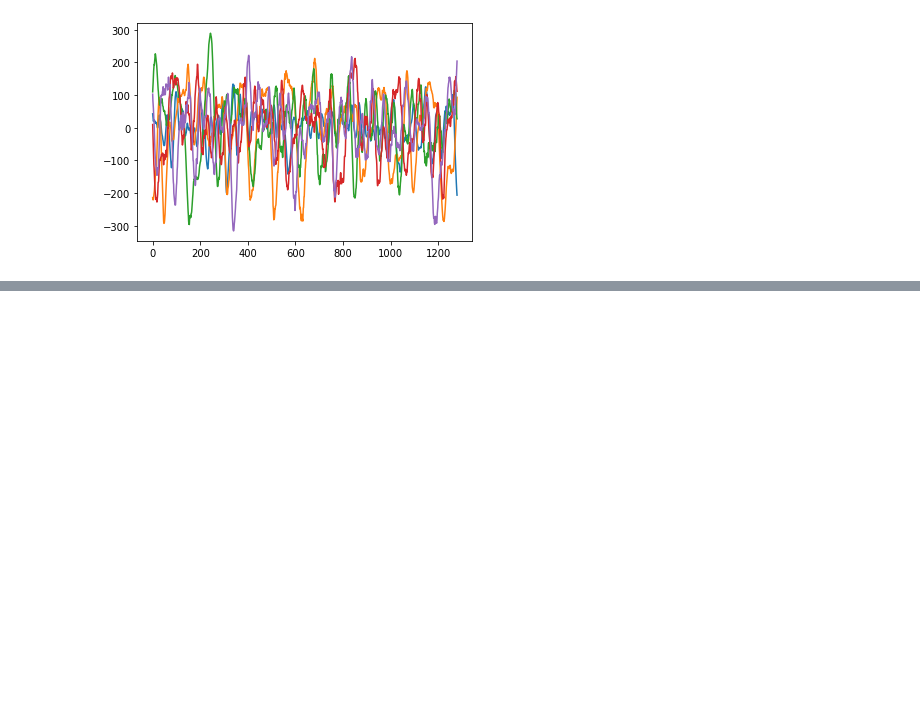
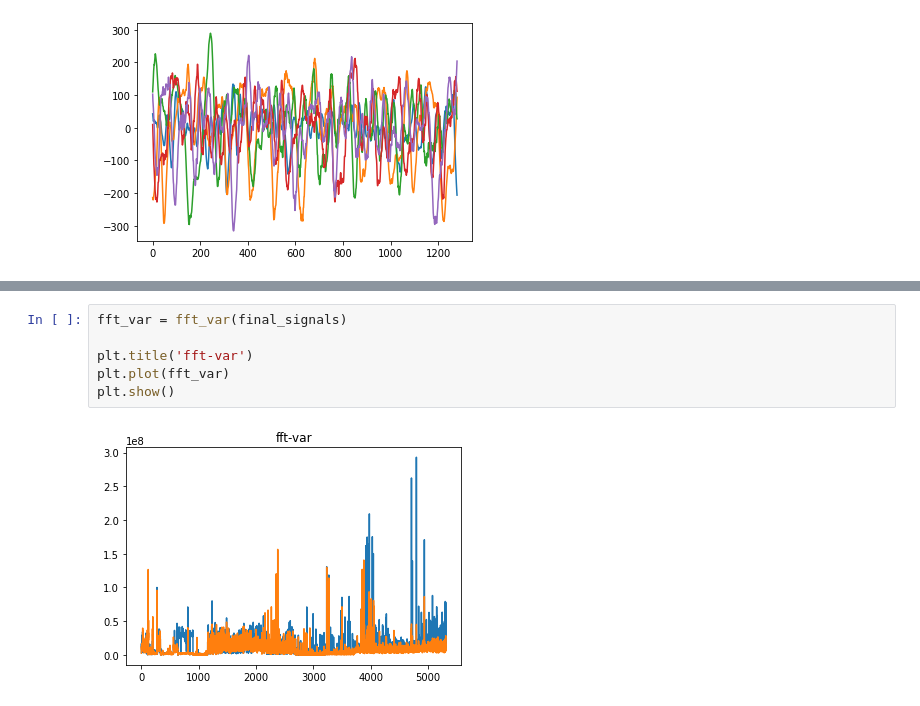
Before and after one commit to msadeqsirjani/synapse, a Jupyter notebook: src/app.ipynb, the cells around one changed output, grey strips where cells are left out. Drawn from its saved outputs; the diff is of its cells as text; blank space fills up the shorter version.

```diff
--- a/src/app.ipynb
+++ b/src/app.ipynb
@@ -234,0 +338,8 @@ plt.show()
+# %%
+fft_var = fft_var(final_signals)
+
+plt.title('fft-var')
+plt.plot(fft_var)
+plt.show()
+# %% [output]
+[figure, added]
```
Also changed, not shown: parts of 32 cells of this notebook.
